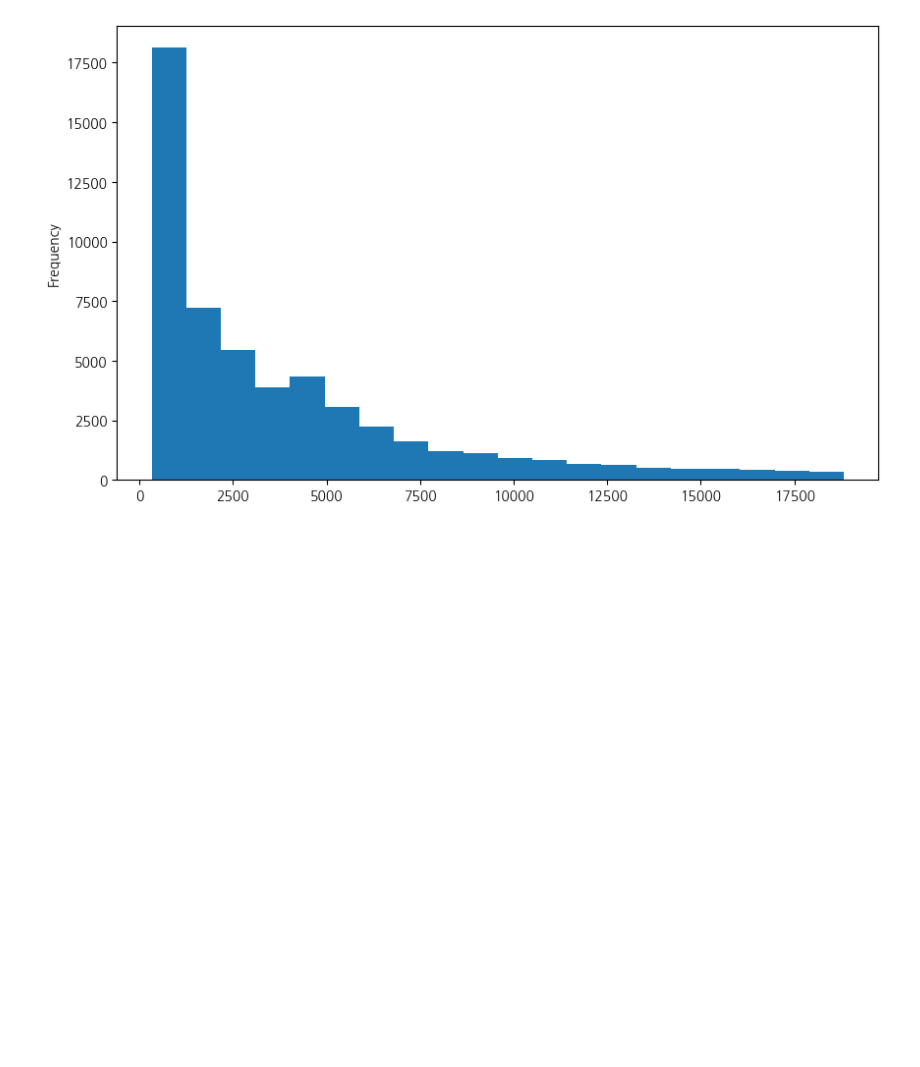
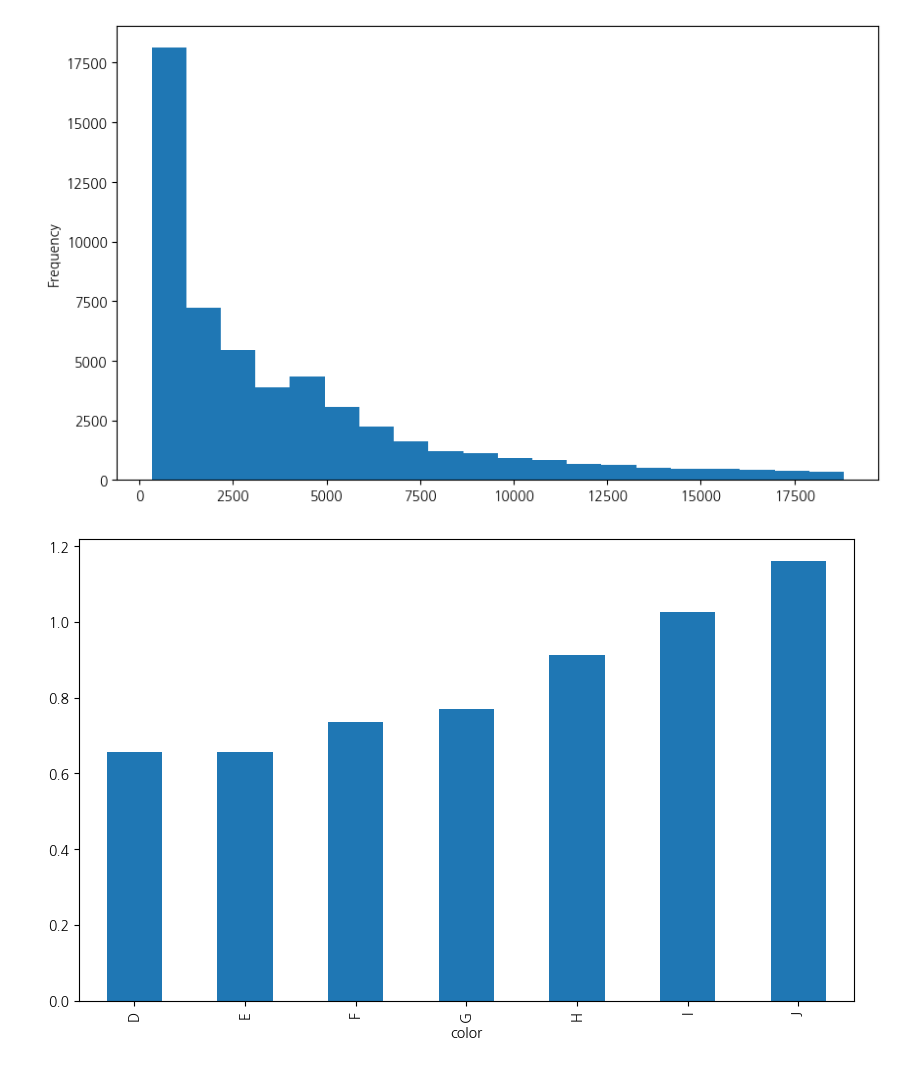
Before and after one commit to Palindroming/pythonquant, a Jupyter notebook: quant_py/plot.ipynb, the cells around one changed output. Saved outputs shown, nothing was run; the diff lists cells and outputs as text; code cells hidden in the pictures; blank space fills up the shorter version.

```diff
--- a/quant_py/plot.ipynb
+++ b/quant_py/plot.ipynb
@@ -147,3 +147,8 @@ df['price'].plot.hist(figsize=(10,6), bins = 20)
 plt.show()
 # %% [output]
 [figure]
+# %%
+df.groupby('color')['carat'].mean().plot.bar(figsize=(10,6))
+plt.show()
+# %% [output]
+[figure, added]
```
Also changed, not shown: parts of 6 cells of this notebook, 1 other file.
